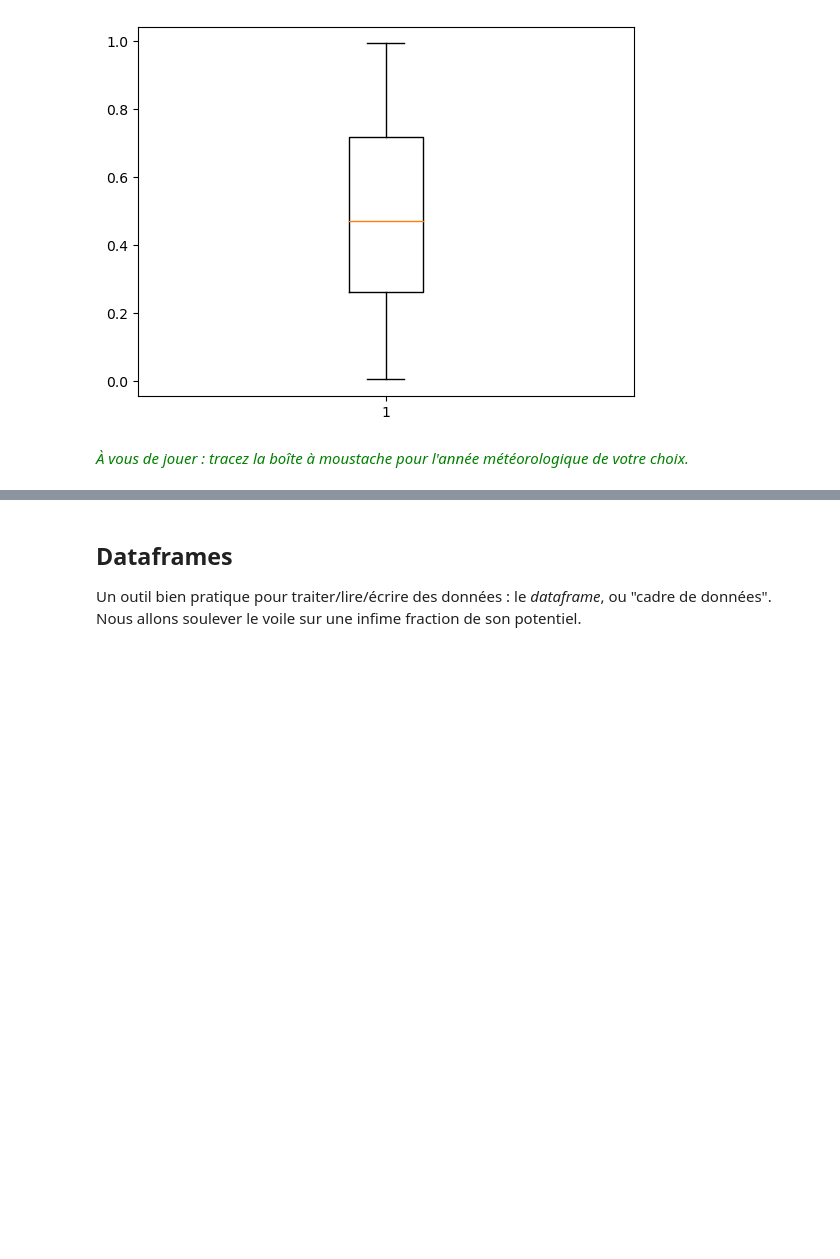
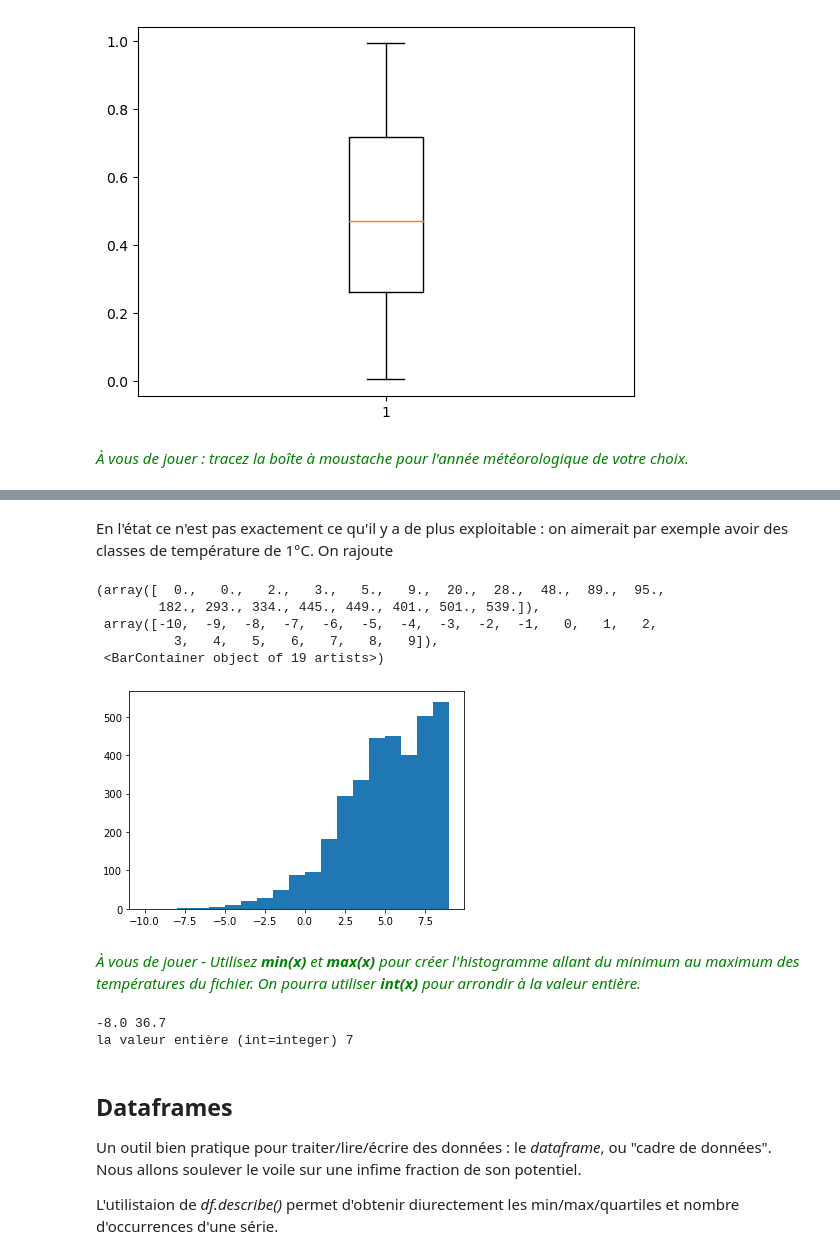
Before and after one commit to eddes/INSA, a Jupyter notebook: python/tuto_2.ipynb, the cells around one changed output, grey strips where cells are left out. Drawn from its saved outputs; the diff is of its cells as text; code cells hidden in the pictures; blank space fills up the shorter version.

```diff
--- a/python/tuto_2.ipynb
+++ b/python/tuto_2.ipynb
@@ -121,5 +133,28 @@ import numpy as np
+# %% [markdown]
+En l'état ce n'est pas exactement ce qu'il y a de plus exploitable : on aimerait par exemple avoir des classes de température de 1°C. On rajoute
+# %%
+classes_temperature =range ( -10 ,10) #de -10 a 10 degres
+plt.hist(temperatures , bins= classes_temperature )
+# %% [output]
+(array([  0.,   0.,   2.,   3.,   5.,   9.,  20.,  28.,  48.,  89.,  95.,
+        182., 293., 334., 445., 449., 401., 501., 539.]),
+ array([-10,  -9,  -8,  -7,  -6,  -5,  -4,  -3,  -2,  -1,   0,   1,   2,
+          3,   4,   5,   6,   7,   8,   9]),
+ <BarContainer object of 19 artists>)
+[figure, added]
+# %% [markdown]
+<span style="color:green"> *À vous de jouer - Utilisez **min(x)** et **max(x)** pour créer l'histogramme allant du minimum au maximum des températures du fichier. On pourra utiliser **int(x)** pour arrondir à la valeur entière.* </span>
+# %%
+# un coup de main
+print(min(temperatures), max(temperatures))
+print("la valeur entière (int=integer)", int(7.3))
+# %% [output]
+-8.0 36.7
+la valeur entière (int=integer) 7
 # %% [markdown]
 ## Dataframes
 Un outil bien pratique pour traiter/lire/écrire des données : le *dataframe*, ou "cadre de données". Nous allons soulever le voile sur une infime fraction de son potentiel.
+
+L'utilistaion de *df.describe()* permet d'obtenir diurectement les min/max/quartiles et nombre d'occurrences d'une série.
 # %%
 import pandas as pd
```
Also changed, not shown: parts of 8 cells of this notebook.
